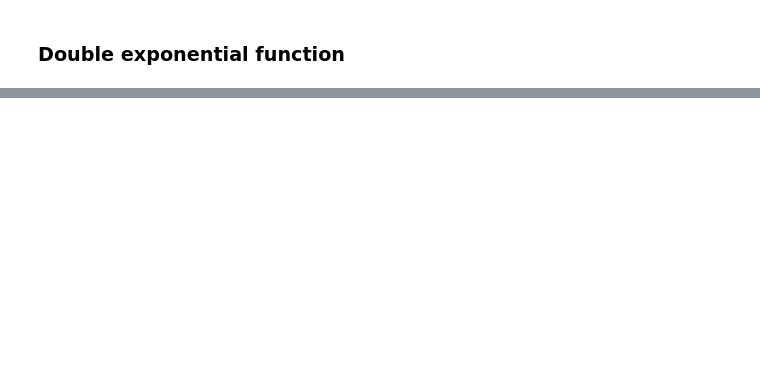
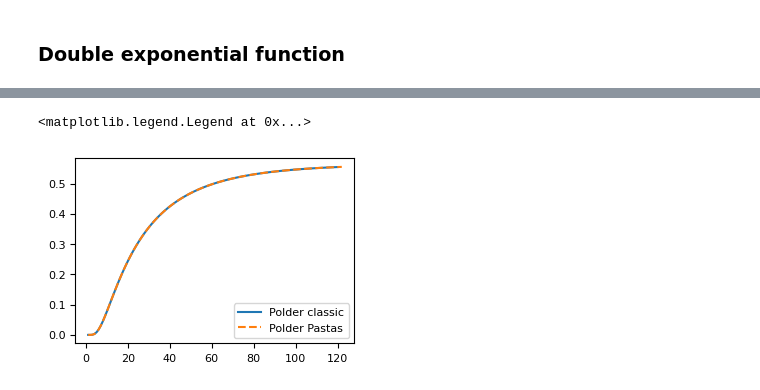
Before and after one commit to pastas/pastas, a Jupyter notebook: doc/benchmarks/check_response_functions.ipynb, the cells around one changed output, grey strips where cells are left out. Cells and saved outputs as stored; diff of their text form; code cells hidden in the pictures; blank space fills up the shorter version.

```diff
--- a/doc/benchmarks/check_response_functions.ipynb
+++ b/doc/benchmarks/check_response_functions.ipynb
@@ -258,0 +303,33 @@ _ = plt.legend()  # try to show figure in readthedocs
+# %%
+from scipy.special import erfc
+
+
+def polder_classic(t, x, T, S, c):
+    X = x / (2 * np.sqrt(T * c))
+    Y = np.sqrt(t / (c * S))
+    rv = 0.5 * np.exp(2 * X) * erfc(X / Y + Y) + 0.5 * np.exp(-2 * X) * erfc(X / Y - Y)
+    return rv
+
+
+delh = 2
+T = 20
+c = 5000
+S = 0.01
+x = 400
+x / np.sqrt(c * T)
+t = np.arange(1, 121)
+h_polder_classic = np.zeros(len(t))
+for i in range(len(t)):
+    h_polder_classic[i] = delh * polder_classic(t[i], x=x, T=T, S=S, c=c)
+#
+A = delh
+a = c * S
+b = x**2 / (4 * T * c)
+hpd = polder.step([A, a, b], dt=1, cutoff=0.95)
+#
+plt.plot(t, h_polder_classic, label="Polder classic")
+plt.plot(np.arange(1, len(hpd) + 1), hpd, label="Polder Pastas", linestyle="--")
+plt.legend()
+# %% [output]
+<matplotlib.legend.Legend at 0x...>
+[figure, added]
```
Also changed, not shown: parts of 23 cells of this notebook, 3 other files.
